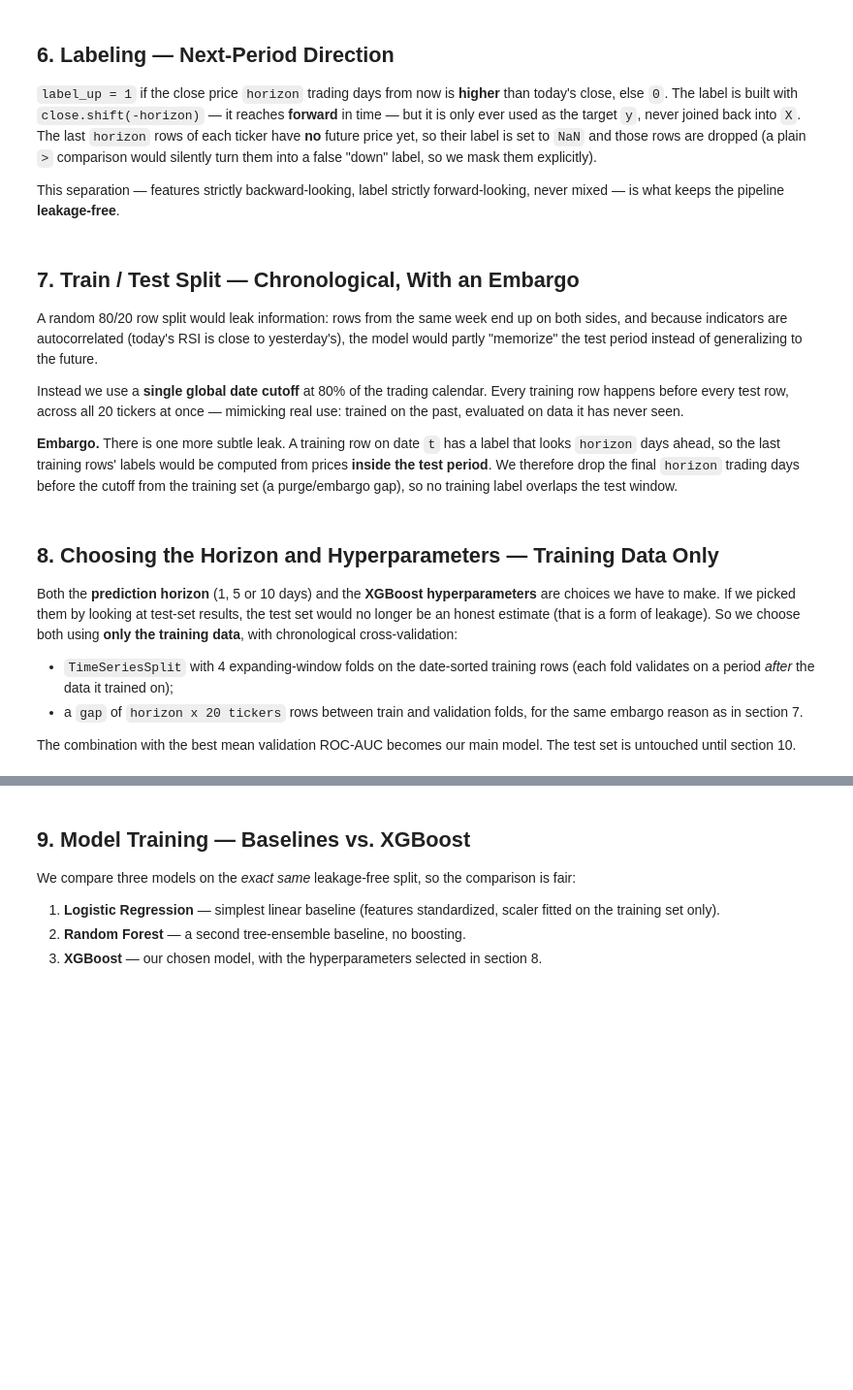
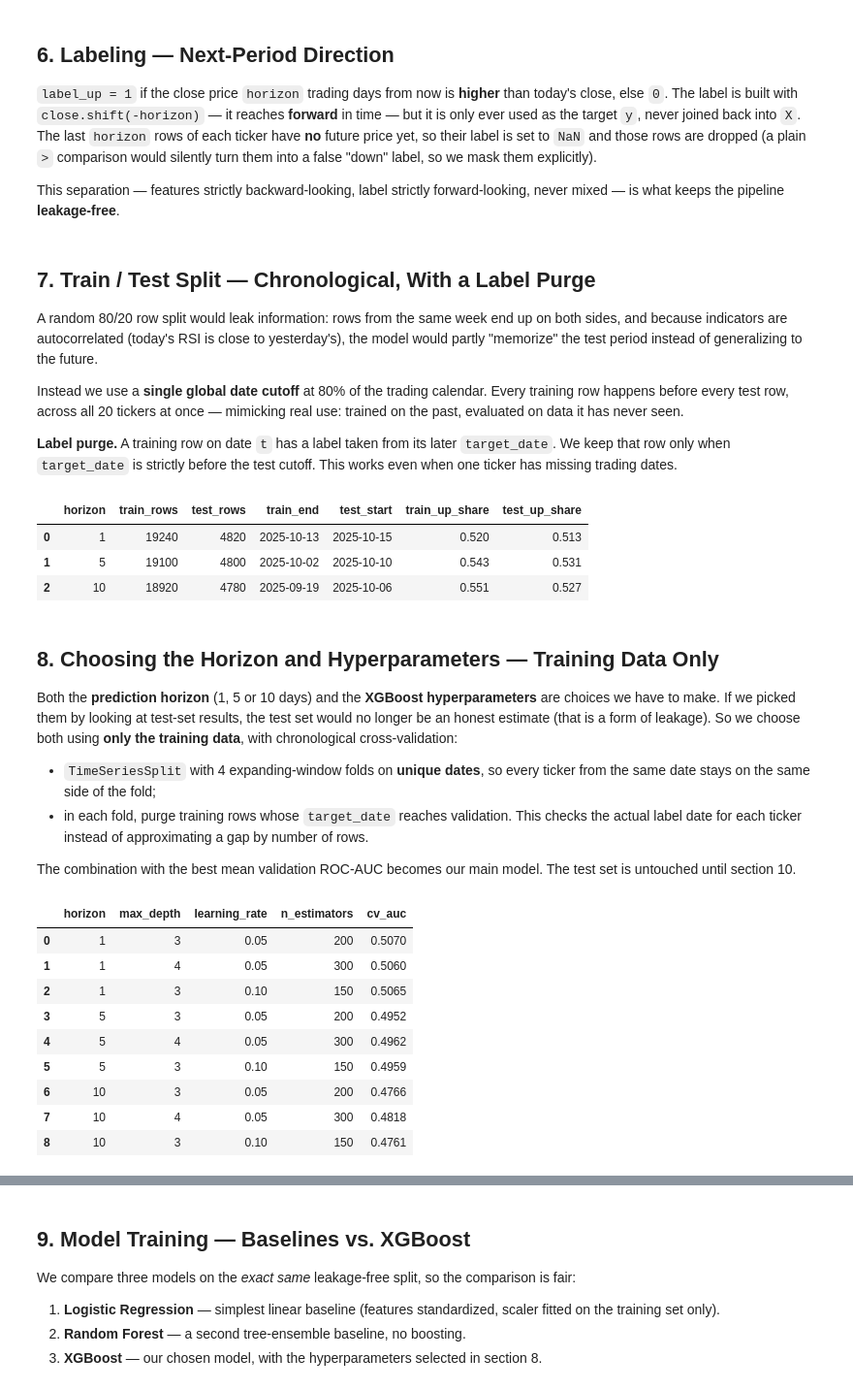
Before and after one commit to txphichatwanich19-rgb/stockscope, a Jupyter notebook: ml/stock_direction_model.ipynb, the cells around one changed output, grey strips where cells are left out. Shown at 97% size. Drawn from its saved outputs; the diff is of its cells as text; code cells hidden in the pictures; blank space fills up the shorter version.

```diff
--- a/ml/stock_direction_model.ipynb
+++ b/ml/stock_direction_model.ipynb
@@ -73,16 +74,24 @@ TICKERS = [
     "AAPL", "MSFT", "NVDA", "JPM", "XOM", "JNJ", "AMZN", "KO", "GOOGL", "META",
     "WMT", "PG", "V", "MA", "DIS", "NFLX", "AMD", "INTC", "BAC", "CVX",
 ]
-PERIOD = "5y"
+START_DATE = "2021-10-04"
+END_DATE_EXCLUSIVE = "2026-10-02"  # Fixed snapshot, for reproducible slides.
+yf.set_tz_cache_location(str(Path.cwd() / ".yfinance_cache"))
 
 raw = yf.download(
-    TICKERS, period=PERIOD, interval="1d",
-    auto_adjust=False, progress=False, group_by="ticker", threads=True,
+    TICKERS, start=START_DATE, end=END_DATE_EXCLUSIVE, interval="1d",
+    auto_adjust=False, progress=False, group_by="ticker", threads=False,
 )
+if raw.empty:
+    raise RuntimeError("Yahoo Finance returned no rows. Check the connection/data source.")
 
 frames = []
 for t in TICKERS:
+    if t not in raw.columns.get_level_values(0):
+        raise RuntimeError(f"No downloaded data for {t}; do not silently change the sample.")
     df = raw[t].copy().dropna(subset=["Close"])
+    if df.empty:
+        raise RuntimeError(f"No usable Close prices for {t}.")
     df["Ticker"] = t
     frames.append(df)
 
@@ -204,7 +258,7 @@ label, so we mask them explicitly).
 This separation — features strictly backward-looking, label strictly forward-looking, never mixed
 — is what keeps the pipeline **leakage-free**.
 # %% [markdown]
-## 7. Train / Test Split — Chronological, With an Embargo
+## 7. Train / Test Split — Chronological, With a Label Purge
 
 A random 80/20 row split would leak information: rows from the same week end up on both sides,
 and because indicators are autocorrelated (today's RSI is close to yesterday's), the model would
@@ -214,17 +268,14 @@ Instead we use a **single global date cutoff** at 80% of the trading calendar. E
 row happens before every test row, across all 20 tickers at once — mimicking real use: trained
 on the past, evaluated on data it has never seen.
 
-**Embargo.** There is one more subtle leak. A training row on date `t` has a label that looks
-`horizon` days ahead, so the last training rows' labels would be computed from prices **inside
-the test period**. We therefore drop the final `horizon` trading days before the cutoff from the
-training set (a purge/embargo gap), so no training label overlaps the test window.
+**Label purge.** A training row on date `t` has a label taken from its later `target_date`.
+We keep that row only when `target_date` is strictly before the test cutoff. This works even
+when one ticker has missing trading dates.
 # %%
 HORIZONS = [1, 5, 10]          # trading days ahead
-N_TICKERS = len(TICKERS)
 
 def prepare(h):
     # Features + label for horizon h, sorted chronologically (Date, then Ticker).
-    # Sorting by date matters: TimeSeriesSplit assumes rows are in time order.
     d = build_feature_frame(full, h)
     d = d.dropna(subset=FEATURES + ["label_up"]).copy()
     d["label_up"] = d["label_up"].astype(int)
@@ -234,9 +285,10 @@ def time_split(d, h, test_frac=0.2):
     dates = np.array(sorted(d["Date"].unique()))
     cut_i = int(len(dates) * (1 - test_frac))
     cutoff = dates[cut_i]
-    train_end = dates[cut_i - h - 1]       # embargo: labels of train rows must not reach the test period
-    train = d[d["Date"] <= train_end]
+    train = d[(d["Date"] < cutoff) & (d["target_date"] < cutoff)]
     test = d[d["Date"] >= cutoff]
+    train_end = train["Date"].max()
+    assert train["target_date"].max() < test["Date"].min()
     return train, test, cutoff, train_end
 
 data_h = {h: prepare(h) for h in HORIZONS}
@@ -252,6 +304,11 @@ for h in HORIZONS:
         "test_up_share": round(te["label_up"].mean(), 3),
     })
 pd.DataFrame(rows)
+# %% [output]
+|  | horizon | train_rows | test_rows | train_end | test_start | train_up_share | test_up_share |
+| 0 | 1 | 19240 | 4820 | 2025-10-13 | 2025-10-15 | 0.520 | 0.513 |
+| 1 | 5 | 19100 | 4800 | 2025-10-02 | 2025-10-10 | 0.543 | 0.531 |
+| 2 | 10 | 18920 | 4780 | 2025-09-19 | 2025-10-06 | 0.551 | 0.527 |
 # %% [markdown]
 ## 8. Choosing the Horizon and Hyperparameters — Training Data Only
 
@@ -260,37 +317,54 @@ we have to make. If we picked them by looking at test-set results, the test set
 be an honest estimate (that is a form of leakage). So we choose both using **only the training
 data**, with chronological cross-validation:
 
-- `TimeSeriesSplit` with 4 expanding-window folds on the date-sorted training rows (each fold
-  validates on a period *after* the data it trained on);
-- a `gap` of `horizon x 20 tickers` rows between train and validation folds, for the same
-  embargo reason as in section 7.
+- `TimeSeriesSplit` with 4 expanding-window folds on **unique dates**, so every ticker from
+  the same date stays on the same side of the fold;
+- in each fold, purge training rows whose `target_date` reaches validation. This checks the
+  actual label date for each ticker instead of approximating a gap by number of rows.
 
 The combination with the best mean validation ROC-AUC becomes our main model. The test set is
 untouched until section 10.
 # %%
 GRID = [
     {"max_depth": 3, "learning_rate": 0.05, "n_estimators": 200},
     {"max_depth": 4, "learning_rate": 0.05, "n_estimators": 300},
     {"max_depth": 3, "learning_rate": 0.10, "n_estimators": 150},
 ]
 
 def cv_auc(train, h, params):
-    X, y = train[FEATURES], train["label_up"]
-    tscv = TimeSeriesSplit(n_splits=4, gap=h * N_TICKERS)
+    dates = np.array(sorted(train["Date"].unique()))
+    tscv = TimeSeriesSplit(n_splits=4)
     aucs = []
-    for tr_idx, va_idx in tscv.split(X):
+    for date_tr_idx, date_va_idx in tscv.split(dates):
+        validation_start = dates[date_va_idx[0]]
+        fold_train = train[(train["Date"].isin(dates[date_tr_idx])) &
+                           (train["target_date"] < validation_start)]
+        fold_val = train[train["Date"].isin(dates[date_va_idx])]
+        assert fold_train["target_date"].max() < fold_val["Date"].min()
         m = XGBClassifier(**params, subsample=0.8, colsample_bytree=0.8,
                           eval_metric="logloss", random_state=RANDOM_STATE)
-        m.fit(X.iloc[tr_idx], y.iloc[tr_idx])
-        aucs.append(roc_auc_score(y.iloc[va_idx], m.predict_proba(X.iloc[va_idx])[:, 1]))
+        m.fit(fold_train[FEATURES], fold_train["label_up"])
+        aucs.append(roc_auc_score(fold_val["label_up"],
+                                  m.predict_proba(fold_val[FEATURES])[:, 1]))
     return float(np.mean(aucs))
 
 cv_rows = []
 for h in HORIZONS:
     for params in GRID:
         cv_rows.append({"horizon": h, **params, "cv_auc": round(cv_auc(splits[h][0], h, params), 4)})
 cv_df = pd.DataFrame(cv_rows)
 cv_df
+# %% [output]
+|  | horizon | max_depth | learning_rate | n_estimators | cv_auc |
+| 0 | 1 | 3 | 0.05 | 200 | 0.5070 |
+| 1 | 1 | 4 | 0.05 | 300 | 0.5060 |
+| 2 | 1 | 3 | 0.10 | 150 | 0.5065 |
+| 3 | 5 | 3 | 0.05 | 200 | 0.4952 |
+| 4 | 5 | 4 | 0.05 | 300 | 0.4962 |
+| 5 | 5 | 3 | 0.10 | 150 | 0.4959 |
+| 6 | 10 | 3 | 0.05 | 200 | 0.4766 |
+| 7 | 10 | 4 | 0.05 | 300 | 0.4818 |
+| 8 | 10 | 3 | 0.10 | 150 | 0.4761 |
 # %%
 # Best hyperparameters per horizon, and the horizon with the best validation AUC overall.
 best_by_h = {}
```
Also changed, not shown: parts of 23 cells of this notebook, 4 other files.
